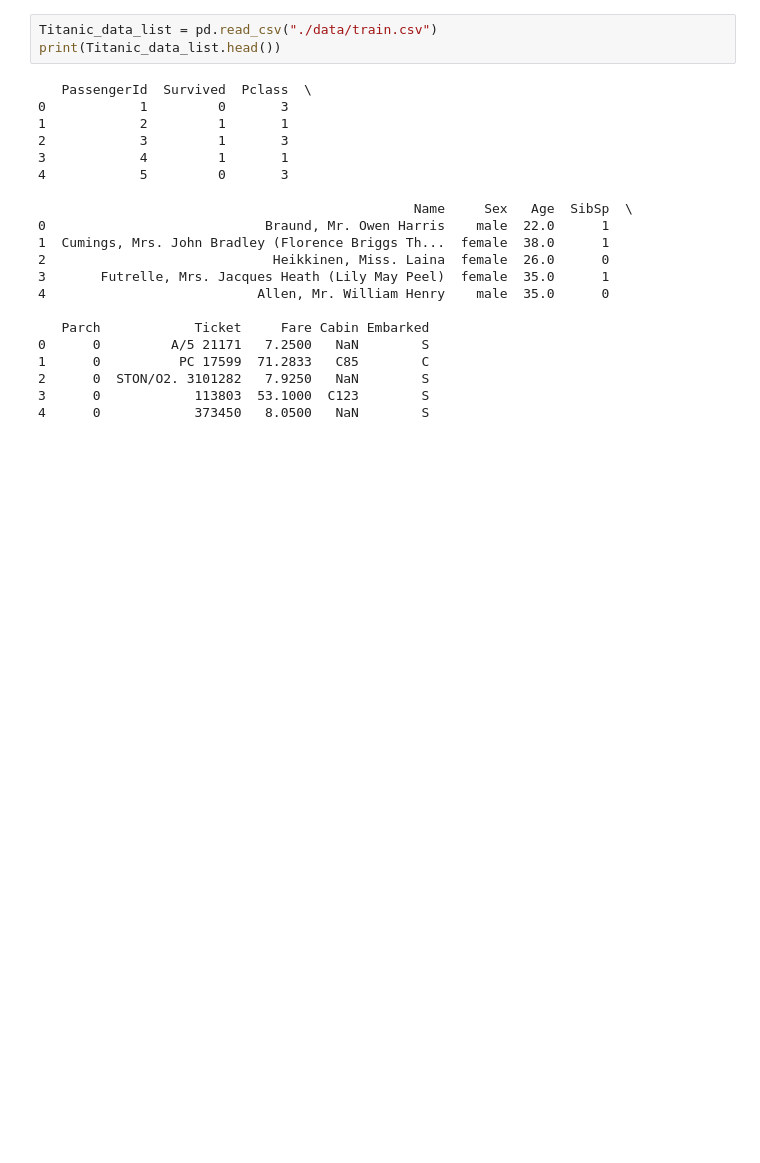
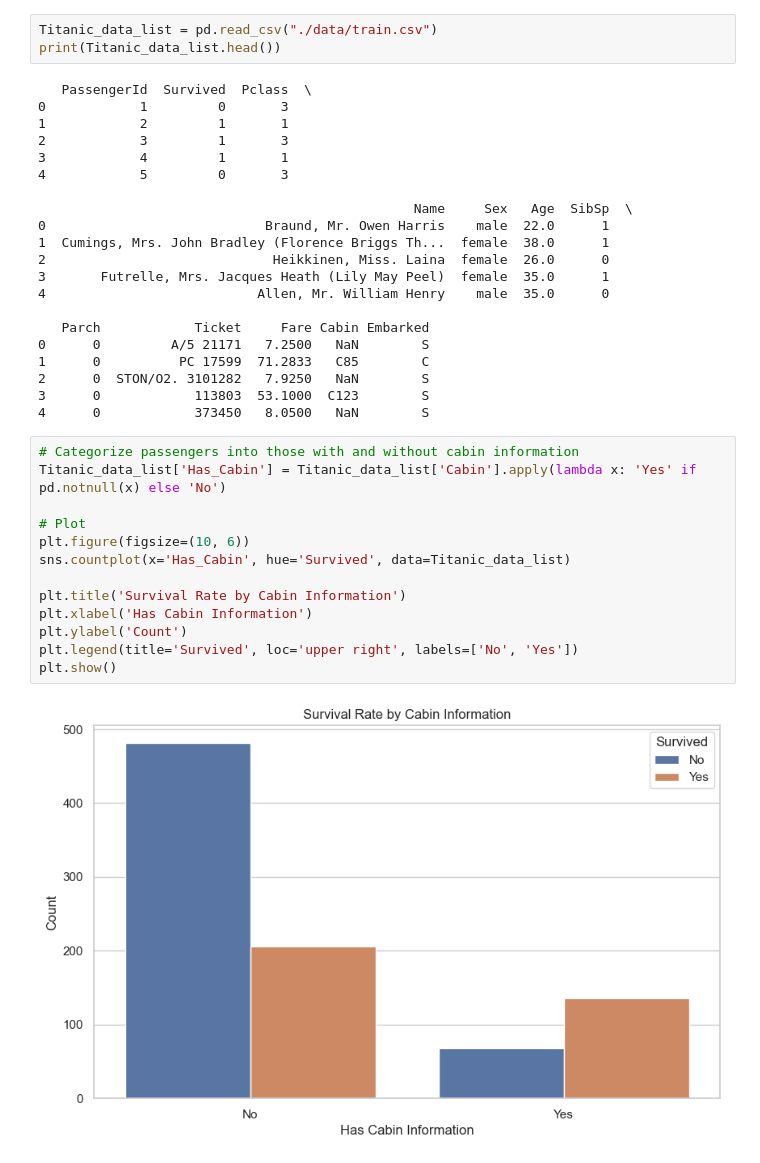
Before and after one commit to Rigpea/titanic-classifier, a Jupyter notebook: main.ipynb, the cells around one changed output. Saved outputs shown, nothing was run; the diff lists cells and outputs as text; blank space fills up the shorter version.

Commit message:
plotting graph

```diff
--- a/main.ipynb
+++ b/main.ipynb
@@ -32,3 +32,18 @@ print(Titanic_data_list.head())
 2      0  STON/O2. 3101282   7.9250   NaN        S
 3      0            113803  53.1000  C123        S
 4      0            373450   8.0500   NaN        S
+# %%
+# Categorize passengers into those with and without cabin information
+Titanic_data_list['Has_Cabin'] = Titanic_data_list['Cabin'].apply(lambda x: 'Yes' if pd.notnull(x) else 'No')
+
+# Plot
+plt.figure(figsize=(10, 6))
+sns.countplot(x='Has_Cabin', hue='Survived', data=Titanic_data_list)
+
+plt.title('Survival Rate by Cabin Information')
+plt.xlabel('Has Cabin Information')
+plt.ylabel('Count')
+plt.legend(title='Survived', loc='upper right', labels=['No', 'Yes'])
+plt.show()
+# %% [output]
+[figure, added]
```
Also changed, not shown: parts of 7 cells of this notebook.
